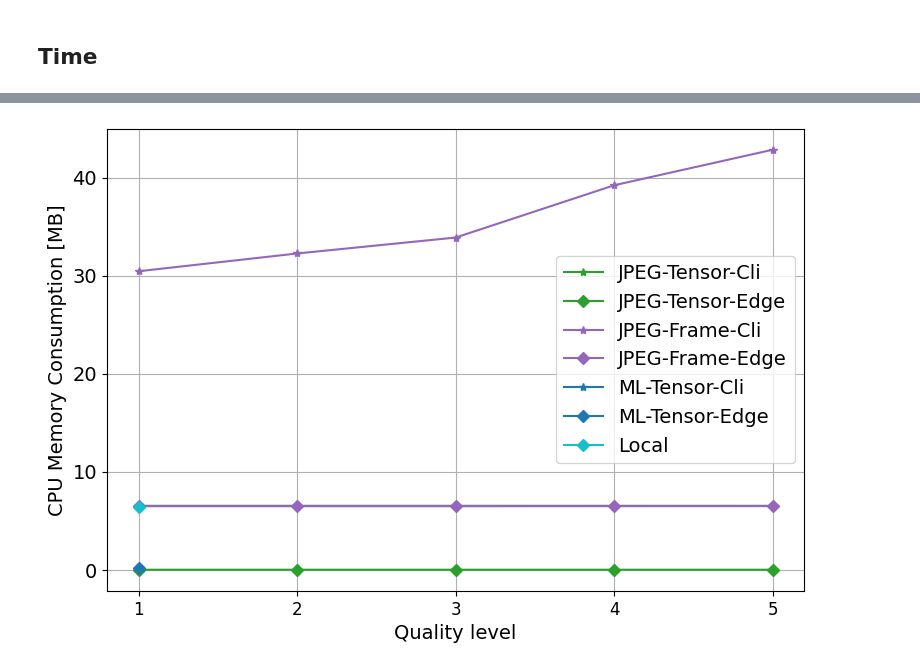
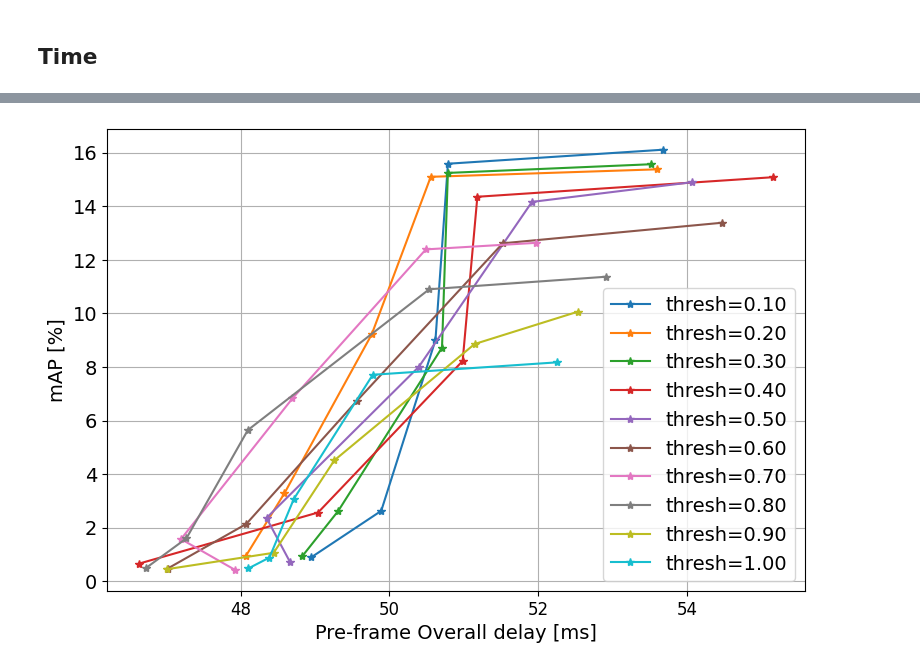
Before and after one commit to Rexyyj/split_DNN_framework, a Jupyter notebook: plots/plot_map.ipynb, the cells around one changed output, grey strips where cells are left out. Saved outputs shown, nothing was run; the diff lists cells and outputs as text; code cells hidden in the pictures.

```diff
--- a/plots/plot_map.ipynb
+++ b/plots/plot_map.ipynb
@@ -29,3 +13,6 @@ df_frame_local_time = pd.read_csv("../measurements/frame_local/time.csv")
+# %%
+df_tensor_jpeg_map = pd.read_csv("../measurements/yolo_tiny_splitpoint/layer_8/football_tensor_jpeg/map.csv")
+df_tensor_jpeg_time = pd.read_csv("../measurements/yolo_tiny_splitpoint/layer_8/football_tensor_jpeg/time.csv")
 # %% [markdown]
 ## Map
 # %%
@@ -83,10 +33,0 @@ frame_jpeg_datasize_std = np.array(frame_jpeg_datasize_std)
-# %%
-tensor_ml_datasize_mean =[]
-tensor_ml_datasize_std = []
-ml_groups=df_tensor_ml_resource.groupby("jepg_quality")
-for key in ml_groups.groups.keys():
-    dfg = ml_groups.get_group(key)
-    tensor_ml_datasize_mean.append(dfg["data_size_mean"].mean()/1e3)
-    tensor_ml_datasize_std.append(dfg["data_size_std"].mean()/1e3)
-tensor_ml_datasize_mean =np.array(tensor_ml_datasize_mean)
-tensor_ml_datasize_std = np.array(tensor_ml_datasize_std)
@@ -94,11 +48,9 @@ tensor_ml_datasize_std = np.array(tensor_ml_datasize_std)
 ## Time
 # %%
 tensor_jpeg_elapsed_mean =[]
-tensor_jpeg_network_mean = []
 jpeg_groups=df_tensor_jpeg_time.groupby("jepg_quality")
 for key in jpeg_groups.groups.keys():
     dfg = jpeg_groups.get_group(key)
-    tensor_jpeg_elapsed_mean.append(dfg["head_time_mean"].mean()+dfg["encode_time_mean"].mean()+dfg["request_time_mean"].mean())
-    tensor_jpeg_network_mean.append(dfg["request_time_mean"].mean()-dfg["decode_time_mean"].mean()-dfg["tail_time_mean"].mean())
+    tensor_jpeg_elapsed_mean.append(dfg["head_time_mean"].to_numpy()+dfg["encode_time_mean"].to_numpy()+dfg["request_time_mean"].to_numpy())
+
 tensor_jpeg_elapsed_mean =np.array(tensor_jpeg_elapsed_mean)
-tensor_jpeg_network_mean = np.array(tensor_jpeg_network_mean)
@@ -347,26 +82,25 @@ df_frame_local_resource.head()
 # %%
 fig, ax1 = plt.subplots(figsize=(9, 6))
 
 x_real = np.arange(1,6)
 
-ax1.plot(x_real,tensor_jpeg_cpumemCli_mean, "*-", label="JPEG-Tensor-Cli"  ,color="tab:green" )
-ax1.plot(x_real,tensor_jpeg_cpumemEdge_mean, "D-", label="JPEG-Tensor-Edge"  ,color="tab:green" )
+for i in range(10):
+    thresh = format((i+1)*0.10,'.2f')
+    ax1.plot(tensor_jpeg_elapsed_mean[:,i],tensor_jpeg_map_mean[:,i], "*-", label="thresh="+thresh  )
+# ax1.plot(frame_jpeg_elapsed_mean,frame_jpeg_map_mean, "^-", label="JPEG-Frame"  ,color="tab:purple" )
+# ax1.plot(tensor_ml_elapsed_mean,tensor_ml_map_mean, "s-", label="ML-Tensor"  ,color="tab:blue" )
+# ax1.plot(df_frame_local_time["model_time_mean"].mean(),df_frame_local_map[map_key].mean()*100, "D-", label="Local"  ,color="tab:cyan" )
 
-ax1.plot(x_real,frame_jpeg_cpumemCli_mean, "*-", label="JPEG-Frame-Cli"  ,color="tab:purple" )
-ax1.plot(x_real,frame_jpeg_cpumemEdge_mean, "D-", label="JPEG-Frame-Edge"  ,color="tab:purple" )
-
-ax1.plot(1,tensor_ml_cpumemCli_mean, "*-", label="ML-Tensor-Cli"  ,color="tab:blue" )
-ax1.plot(1,tensor_ml_cpumemEdge_mean, "D-", label="ML-Tensor-Edge"  ,color="tab:blue" )
-
-ax1.plot(1,df_frame_local_resource["cpu_cli_mem_mean"].mean(), "D-", label="Local"  ,color="tab:cyan" )
-
-ax1.set_ylabel("CPU Memory Consumption [MB]")
-ax1.set_xlabel('Quality level')
-# ax1.set_yscale("log")
-ax1.set_xticks(x_real, x_real)
+ax1.set_ylabel("mAP [%]")
+ax1.set_xlabel('Pre-frame Overall delay [ms]')
+# ax1.set_xticks(x_real, x_real)
 ax1.legend()
 ax1.autoscale(axis="x",tight=False)
+# ax1.set_yscale("log")
+# ax1.set_ylim([1,500])
+# plt.legend((p1[0], p2[0]), ('boys', 'girls'), loc= "lower center")
+# lgd = ax1.legend(loc='upper center', bbox_to_anchor=(0.5, -0.15),ncol=3,columnspacing=0.7, fancybox=True, shadow=True)
 ax1.grid()
 fig.show()
 # %% [output]
-[figure, old version]
+[figure, new version]
```
Also changed, not shown: parts of 26 cells of this notebook, 1 other file.
